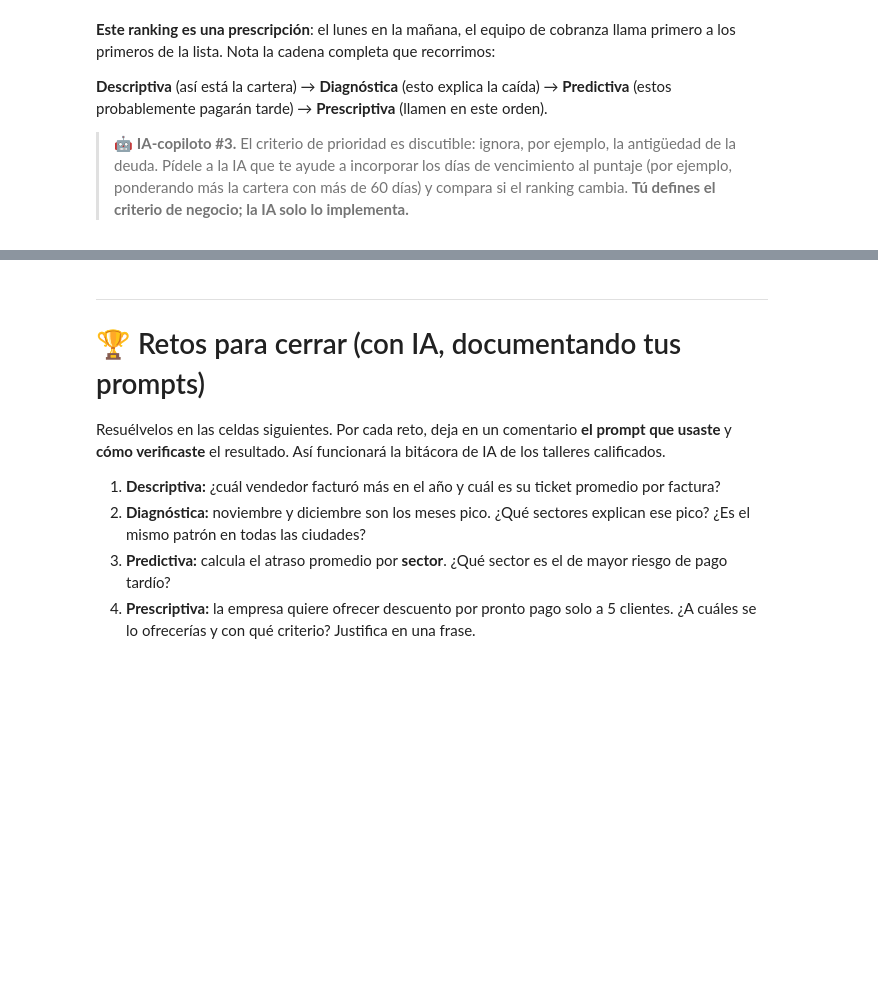
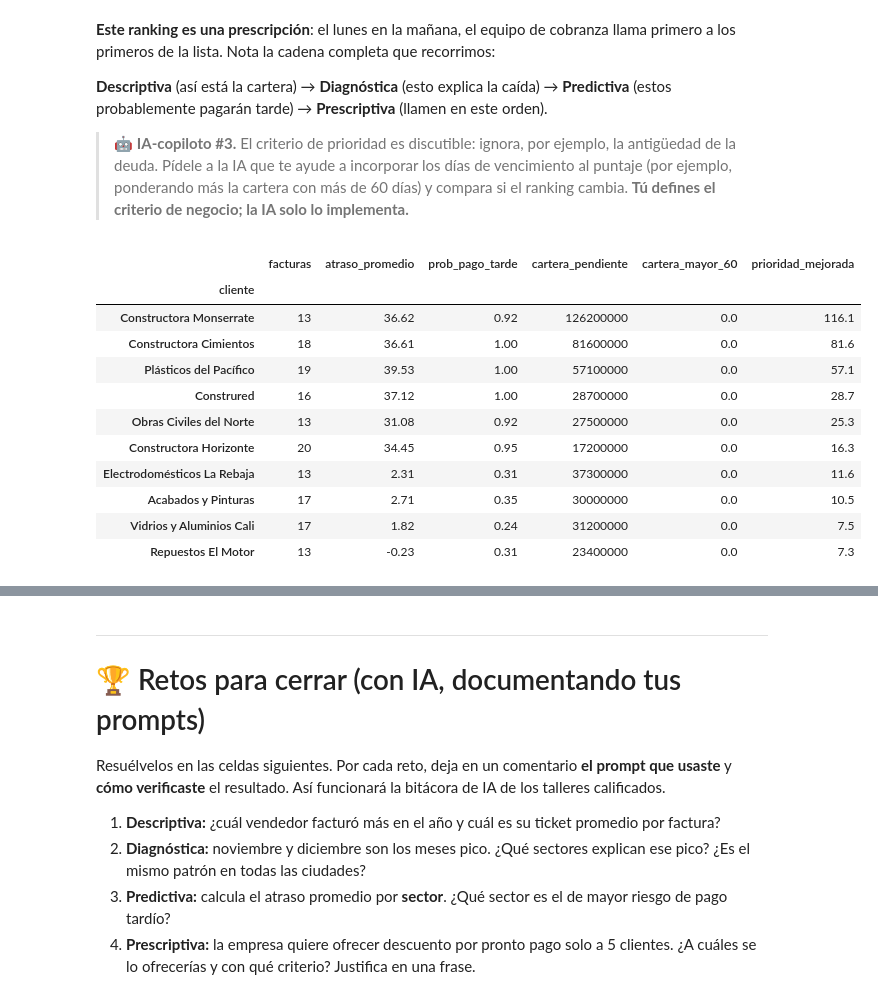
Before and after one commit to Cindy14299/clase-1-externado, a Jupyter notebook: Taller_Sesion1_Analitica_Andina (1).ipynb, the cells around one changed output, grey strips where cells are left out. Drawn from its saved outputs; the diff is of its cells as text; code cells hidden in the pictures; blank space fills up the shorter version.

```diff
--- a/Taller_Sesion1_Analitica_Andina (1).ipynb
+++ b/Taller_Sesion1_Analitica_Andina (1).ipynb
@@ -287,0 +666,58 @@ plan_cobranza[["cartera_pendiente", "prob_pago_tarde", "atraso_promedio", "prior
+# %%
+# 👉 Tu versión mejorada del puntaje de prioridad aquí
+# Cartera pendiente total por cliente
+cartera_total = (
+    pendientes.groupby("cliente")["valor_factura"]
+    .sum()
+    .rename("cartera_pendiente")
+)
+
+# Cartera con más de 60 días de vencimiento
+cartera_mayor_60 = (
+    pendientes[pendientes["dias_vencida"] > 60]
+    .groupby("cliente")["valor_factura"]
+    .sum()
+    .rename("cartera_mayor_60")
+)
+
+# Unir la información de comportamiento y cartera
+plan_mejorado = (
+    perfil
+    .join(cartera_total, how="inner")
+    .join(cartera_mayor_60, how="left")
+    .fillna(0)
+)
+
+# Dar un peso 50% mayor a la cartera con más de 60 días
+plan_mejorado["prioridad_mejorada"] = (
+    (
+        plan_mejorado["cartera_pendiente"]
+        - plan_mejorado["cartera_mayor_60"]
+    )
+    * plan_mejorado["prob_pago_tarde"]
+    + plan_mejorado["cartera_mayor_60"]
+    * plan_mejorado["prob_pago_tarde"]
+    * 1.5
+) / 1e6
+
+plan_mejorado["prioridad_mejorada"] = (
+    plan_mejorado["prioridad_mejorada"].round(1)
+)
+
+plan_mejorado.sort_values(
+    "prioridad_mejorada",
+    ascending=False
+).head(10)
+# %% [output]
+|  | facturas | atraso_promedio | prob_pago_tarde | cartera_pendiente | cartera_mayor_60 | prioridad_mejorada |
+| cliente |  |  |  |  |  |  |
+| Constructora Monserrate | 13 | 36.62 | 0.92 | 126200000 | 0.0 | 116.1 |
+| Constructora Cimientos | 18 | 36.61 | 1.00 | 81600000 | 0.0 | 81.6 |
+| Plásticos del Pacífico | 19 | 39.53 | 1.00 | 57100000 | 0.0 | 57.1 |
+| Construred | 16 | 37.12 | 1.00 | 28700000 | 0.0 | 28.7 |
+| Obras Civiles del Norte | 13 | 31.08 | 0.92 | 27500000 | 0.0 | 25.3 |
+| Constructora Horizonte | 20 | 34.45 | 0.95 | 17200000 | 0.0 | 16.3 |
+| Electrodomésticos La Rebaja | 13 | 2.31 | 0.31 | 37300000 | 0.0 | 11.6 |
+| Acabados y Pinturas | 17 | 2.71 | 0.35 | 30000000 | 0.0 | 10.5 |
+| Vidrios y Aluminios Cali | 17 | 1.82 | 0.24 | 31200000 | 0.0 | 7.5 |
+| Repuestos El Motor | 13 | -0.23 | 0.31 | 23400000 | 0.0 | 7.3 |
```
Also changed, not shown: parts of 68 cells of this notebook.
